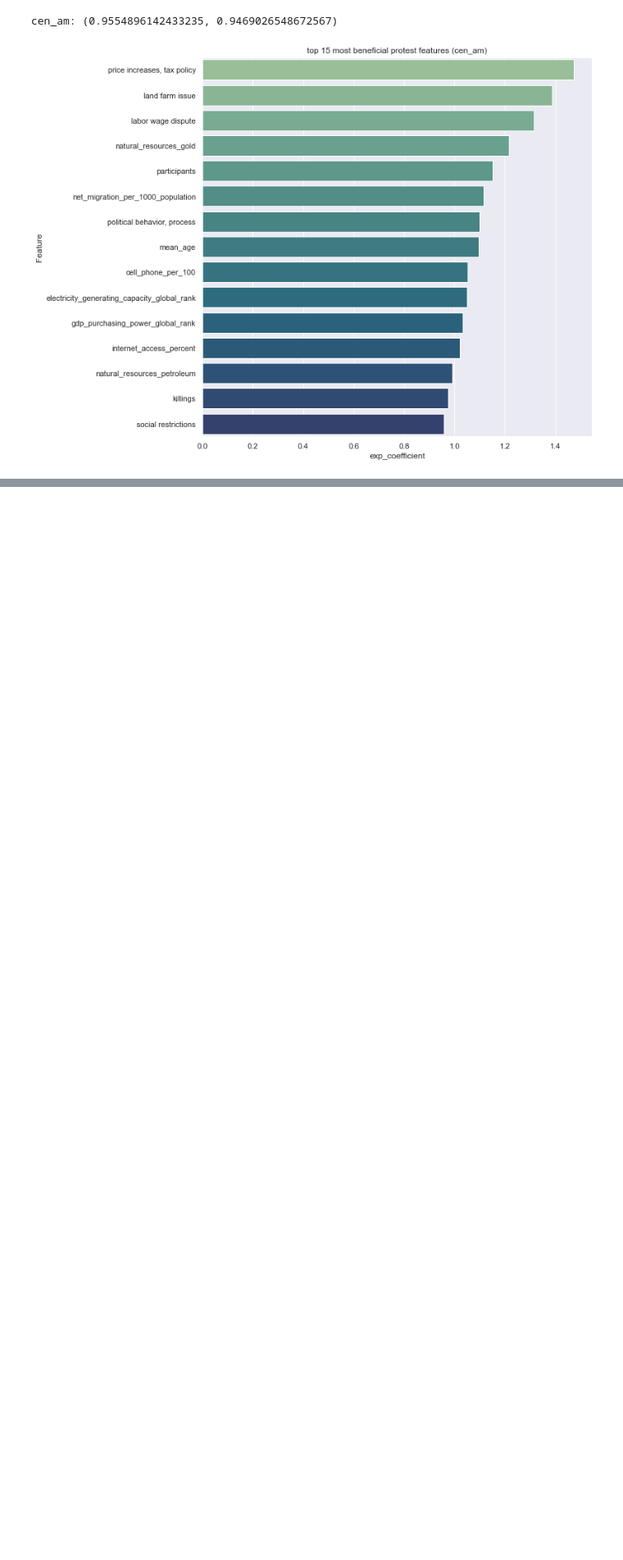
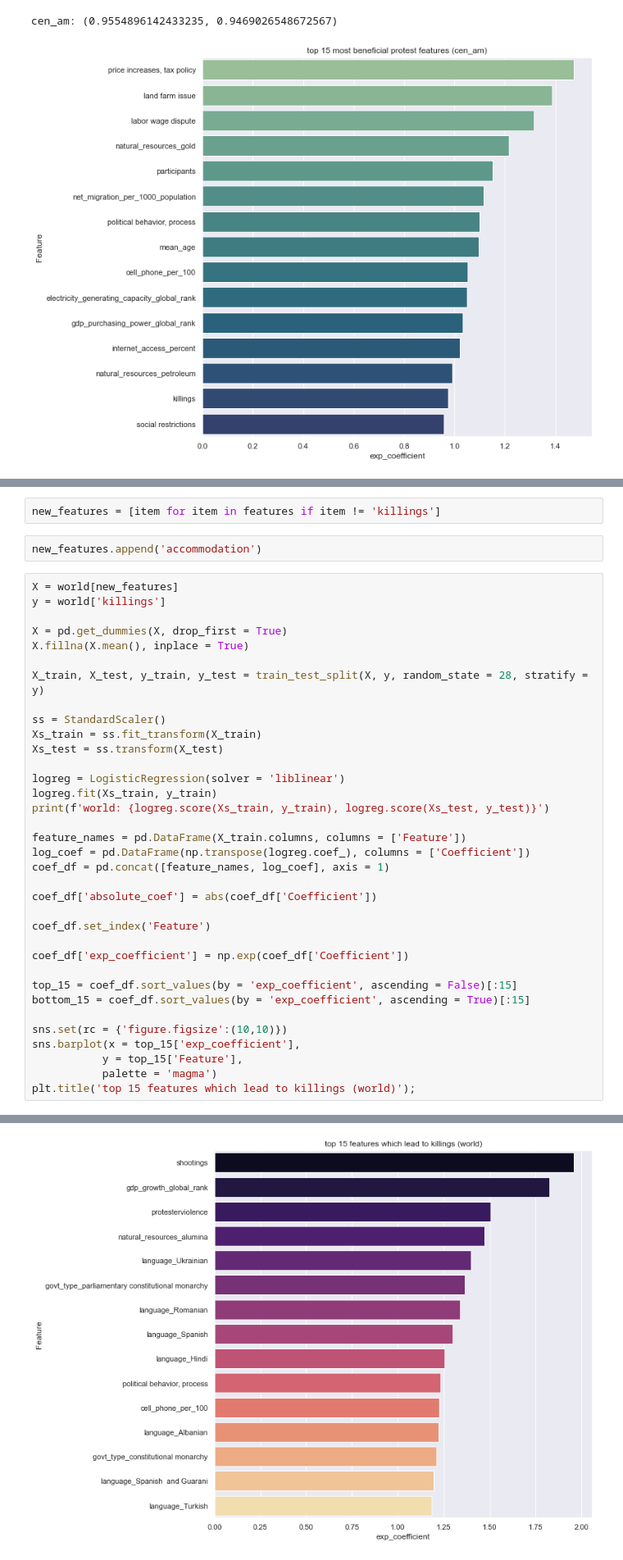
Before and after one commit to justhow/hear-us, a Jupyter notebook: noah/Modeling.ipynb, the cells around one changed output, grey strips where cells are left out. Shown at 82% size. Saved outputs shown, nothing was run; the diff lists cells and outputs as text; blank space fills up the shorter version.

```diff
--- a/noah/Modeling.ipynb
+++ b/noah/Modeling.ipynb
@@ -844,0 +849,40 @@ plt.title('top 15 most detrimental protest features (south america)');
+# %%
+new_features = [item for item in features if item != 'killings']
+# %%
+new_features.append('accommodation')
+# %%
+X = world[new_features]
+y = world['killings']
+
+X = pd.get_dummies(X, drop_first = True)
+X.fillna(X.mean(), inplace = True)
+
+X_train, X_test, y_train, y_test = train_test_split(X, y, random_state = 28, stratify = y)
+
+ss = StandardScaler()
+Xs_train = ss.fit_transform(X_train)
+Xs_test = ss.transform(X_test)
+
+logreg = LogisticRegression(solver = 'liblinear')
+logreg.fit(Xs_train, y_train)
+print(f'world: {logreg.score(Xs_train, y_train), logreg.score(Xs_test, y_test)}')
+
+feature_names = pd.DataFrame(X_train.columns, columns = ['Feature'])
+log_coef = pd.DataFrame(np.transpose(logreg.coef_), columns = ['Coefficient'])
+coef_df = pd.concat([feature_names, log_coef], axis = 1)
+
+coef_df['absolute_coef'] = abs(coef_df['Coefficient'])
+
+coef_df.set_index('Feature')
+
+coef_df['exp_coefficient'] = np.exp(coef_df['Coefficient'])
+
+top_15 = coef_df.sort_values(by = 'exp_coefficient', ascending = False)[:15]
+bottom_15 = coef_df.sort_values(by = 'exp_coefficient', ascending = True)[:15]
+
+sns.set(rc = {'figure.figsize':(10,10)})
+sns.barplot(x = top_15['exp_coefficient'],
+           y = top_15['Feature'],
+           palette = 'magma')
+plt.title('top 15 features which lead to killings (world)');
+# %% [output]
@@ -844,0 +890 @@ plt.title('top 15 most detrimental protest features (south america)');
+[figure, added]
```
Also changed, not shown: parts of 38 cells of this notebook, 1 other file.
